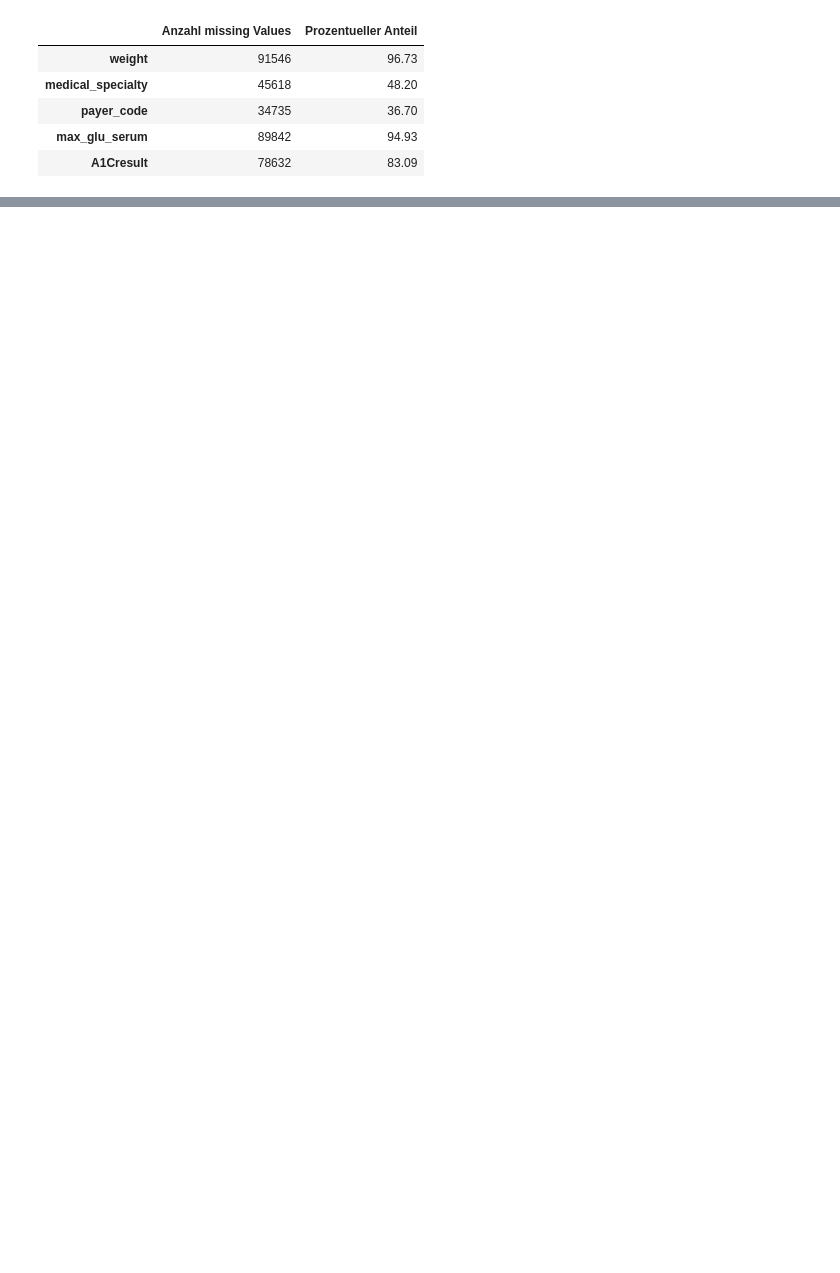
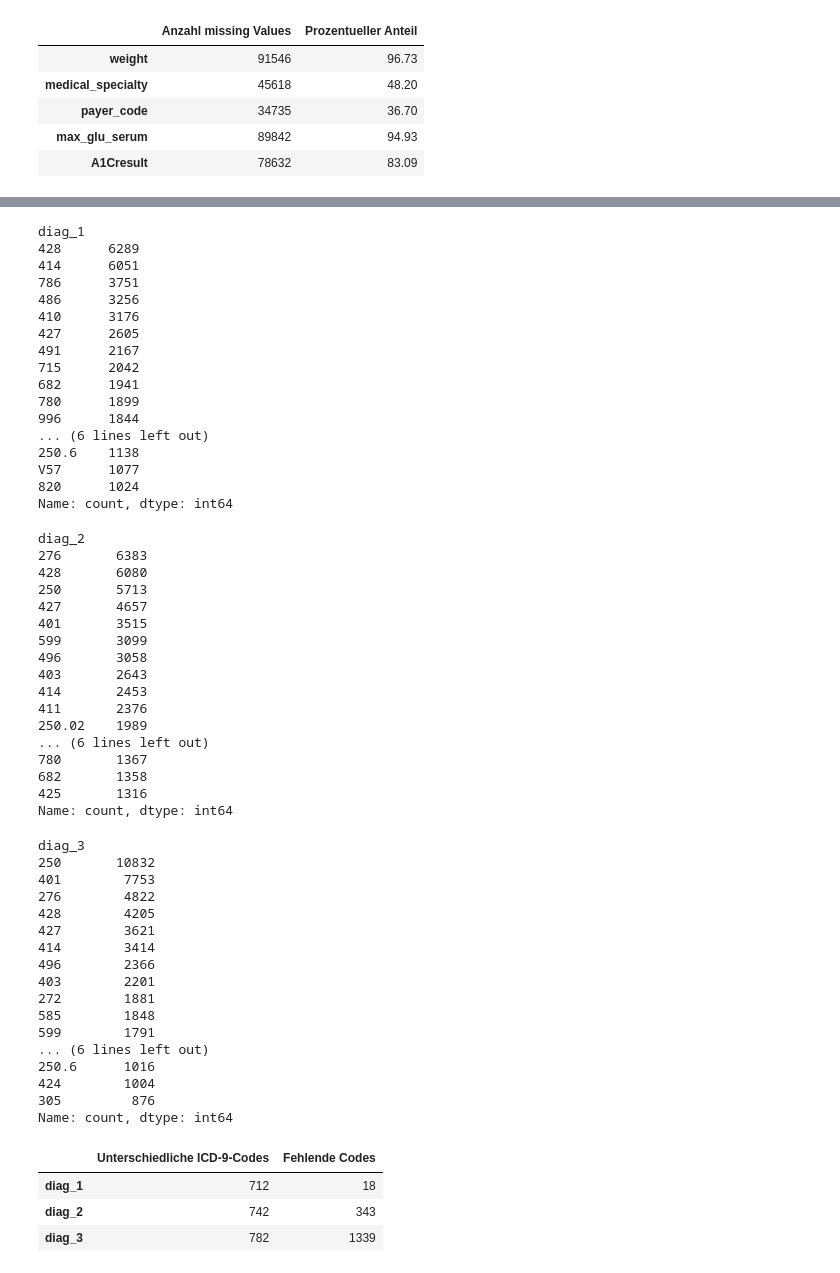
Before and after one commit to Marcinho2107/KIGW, a Jupyter notebook: ue1/ue1_elbischger_krauss.ipynb, the cells around one changed output, grey strips where cells are left out. Cells and saved outputs as stored; diff of their text form; code cells hidden in the pictures; blank space fills up the shorter version.

```diff
--- a/ue1/ue1_elbischger_krauss.ipynb
+++ b/ue1/ue1_elbischger_krauss.ipynb
@@ -255,0 +264,72 @@ Im Gegensatz zu den Autoren behalten wir die Variable **payer_code** bei. Wir ve
+# %%
+#Häufigkeit von diagnoses in den Spalten diag_1, diag_2, diag_3
+diagnoses = pd.concat([diabetes["diag_1"]])
+display(diagnoses.value_counts().head(20))  #die 20 häufigsten hauptdiagnosen
+diagnoses = pd.concat([diabetes["diag_2"]])
+display(diagnoses.value_counts().head(20))  #die 20 häufigsten Nebendiagnosen
+diagnoses = pd.concat([diabetes["diag_3"]])
+display(diagnoses.value_counts().head(20))  #die 20 häufigsten weiteren hauptdiagnosen
+
+
+diagnoses_cols = ["diag_1", "diag_2", "diag_3"]
+
+display(pd.DataFrame({
+    "Unterschiedliche ICD-9-Codes": diabetes[diagnoses_cols].nunique(),
+    "Fehlende Codes": diabetes[diagnoses_cols].isna().sum()
+}))
+# %% [output]
+diag_1
+428      6289
+414      6051
+786      3751
+486      3256
+410      3176
+427      2605
+491      2167
+715      2042
+682      1941
+780      1899
+996      1844
+... (6 lines left out)
+250.6    1138
+V57      1077
+820      1024
+Name: count, dtype: int64
+diag_2
+276       6383
+428       6080
+250       5713
+427       4657
+401       3515
+599       3099
+496       3058
+403       2643
+414       2453
+411       2376
+250.02    1989
+... (6 lines left out)
+780       1367
+682       1358
+425       1316
+Name: count, dtype: int64
+diag_3
+250       10832
+401        7753
+276        4822
+428        4205
+427        3621
+414        3414
+496        2366
+403        2201
+272        1881
+585        1848
+599        1791
+... (6 lines left out)
+250.6      1016
+424        1004
+305         876
+Name: count, dtype: int64
+|  | Unterschiedliche ICD-9-Codes | Fehlende Codes |
+| diag_1 | 712 | 18 |
+| diag_2 | 742 | 343 |
+| diag_3 | 782 | 1339 |
```
Also changed, not shown: parts of 9 cells of this notebook.
